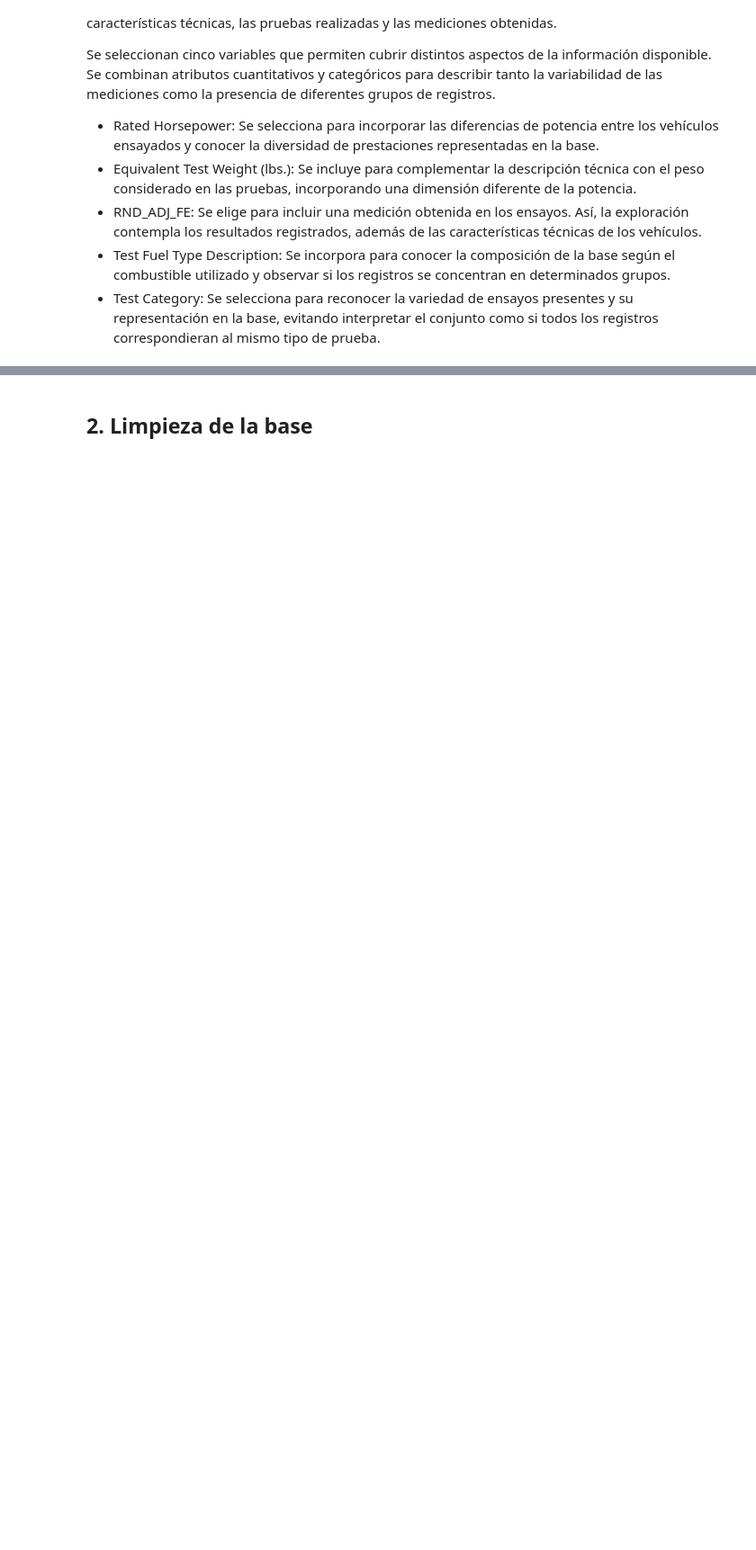
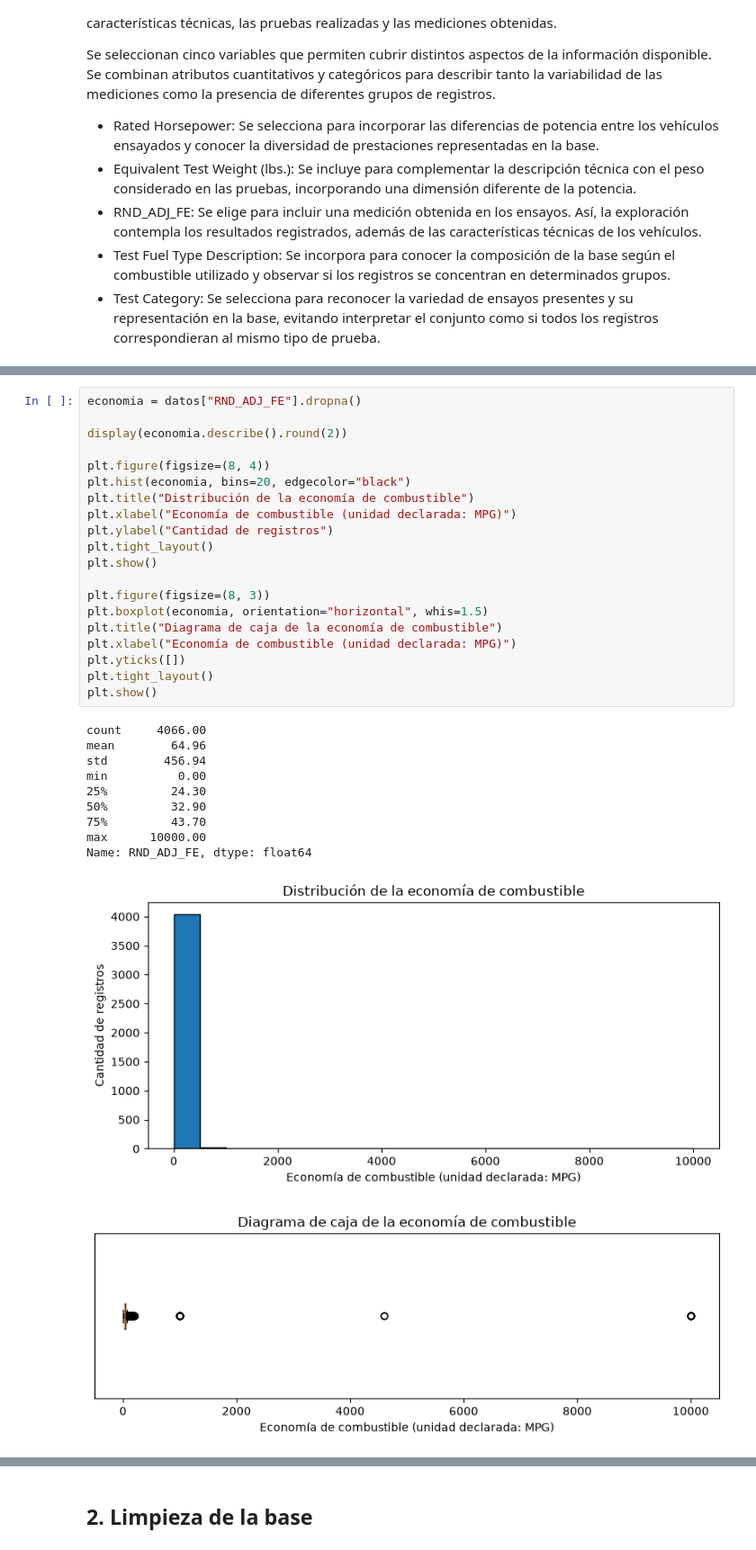
Before and after one commit to rodrigo1git/TPE-Fundamentos-de-Ciencia-de-Datos, a Jupyter notebook: TPE.ipynb, the cells around one changed output, grey strips where cells are left out. Shown at 90% size. Cells and saved outputs as stored; diff of their text form; blank space fills up the shorter version.

```diff
--- a/TPE.ipynb
+++ b/TPE.ipynb
@@ -414,0 +414,32 @@ Los resultados describen registros de pruebas, no vehículos únicos, y ofrecen
+# %%
+economia = datos["RND_ADJ_FE"].dropna()
+
+display(economia.describe().round(2))
+
+plt.figure(figsize=(8, 4))
+plt.hist(economia, bins=20, edgecolor="black")
+plt.title("Distribución de la economía de combustible")
+plt.xlabel("Economía de combustible (unidad declarada: MPG)")
+plt.ylabel("Cantidad de registros")
+plt.tight_layout()
+plt.show()
+
+plt.figure(figsize=(8, 3))
+plt.boxplot(economia, orientation="horizontal", whis=1.5)
+plt.title("Diagrama de caja de la economía de combustible")
+plt.xlabel("Economía de combustible (unidad declarada: MPG)")
+plt.yticks([])
+plt.tight_layout()
+plt.show()
+# %% [output]
+count     4066.00
+mean        64.96
+std        456.94
+min          0.00
+25%         24.30
+50%         32.90
+75%         43.70
+max      10000.00
+Name: RND_ADJ_FE, dtype: float64
+[figure, added]
+[figure, added]
```
Also changed, not shown: parts of 11 cells of this notebook.
